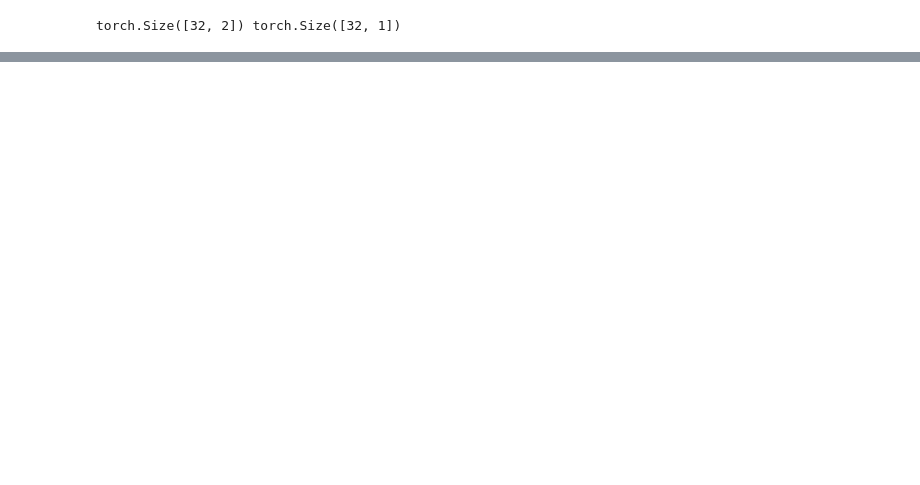
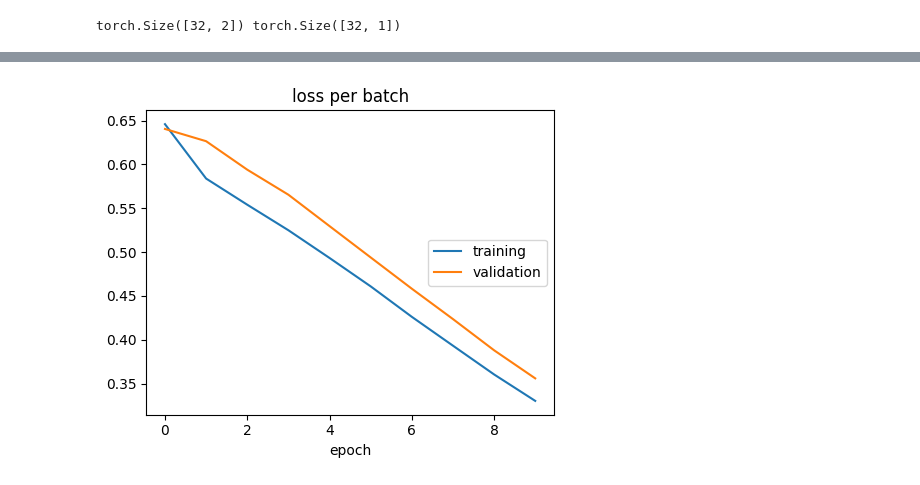
Before and after one commit to alindell0/cwola-summer, a Jupyter notebook: notebooks/sampledata.ipynb, the cells around one changed output, grey strips where cells are left out. Drawn from its saved outputs; the diff is of its cells as text; code cells hidden in the pictures; blank space fills up the shorter version.

```diff
--- a/notebooks/sampledata.ipynb
+++ b/notebooks/sampledata.ipynb
@@ -530,0 +681,74 @@ Test ROC-AUC (vs true labels): 0.981  (0.5 = no separation, 1.0 = perfect)
+# %%
+X_train_weak_scaled_tensor = torch.tensor(X_train_weak_scaled)
+y_train_weak_tensor = torch.tensor(y_train_weak)
+
+X_val_weak_scaled_tensor = torch.tensor(X_val_weak_scaled)
+y_val_weak_tensor = torch.tensor(y_val_weak)
+
+X_test_scaled_tensor = torch.tensor(X_test_scaled)
+y_test_tensor = torch.tensor(y_test)
+
+train_weak_dataset = TensorDataset(X_train_weak_scaled_tensor, y_train_weak_tensor)
+val_weak_dataset = TensorDataset(X_val_weak_scaled_tensor, y_val_weak_tensor)
+test_dataset = TensorDataset(X_test_scaled_tensor, y_test_tensor)
+
+train_loader = DataLoader(train_weak_dataset, batch_size=32, shuffle=True)
+val_loader = DataLoader(val_weak_dataset, batch_size = 32, shuffle=False)
+test_loader = DataLoader(test_dataset, batch_size=32, shuffle=False)
+# %%
+# training loop
+
+device = torch.device('cuda' if torch.cuda.is_available() else 'cpu') # requires previous check for gpu
+print(f'Using device: {device}')
+
+# initialize model, loss function, optimizer
+model = NeuralNetwork(input_dim = 2, hidden_dim1 = 128, output_dim = 1).to(device)
+loss_fn = nn.BCELoss() # common loss function for multi-class classification problems
+optimizer = torch.optim.Adam(model.parameters(), lr=0.001) # default learning rate for Adam optimizer is 0.001
+
+from livelossplot import PlotLosses
+liveloss = PlotLosses(figsize=(9,4))
+
+logs = {}
+
+for epoch in range(10):  # loop over the dataset multiple times
+
+    # training
+    model.train()
+    total_train_loss = 0
+    for inputs, labels in train_loader:
+        optimizer.zero_grad()  # zero the parameter gradients, updates weights only on the mini batch
+        inputs, labels = inputs.to(device), labels.to(device)
+        out = model(inputs)  # forward pass
+        loss = loss_fn(out, labels)  # compute loss
+
+        loss.backward()  # backward pass
+
+        optimizer.step()  # update parameters
+        total_train_loss += loss.item()
+
+    train_loss_per_batch = total_train_loss / len(train_loader)
+    logs['loss per batch'] = train_loss_per_batch
+
+
+    # validation
+    model.eval()
+    total_val_loss = 0
+    all_out = []
+    for inputs, labels in val_loader:
+        inputs, labels = inputs.to(device), labels.to(device)
+
+        out = model(inputs)  # forward pass
+        loss = loss_fn(out, labels)  # compute loss
+        total_val_loss += loss.item()
+        all_out.append(out.detach().cpu().numpy())
+
+    val_loss_per_batch = total_val_loss / len(val_loader)
+    logs['val_loss per batch'] = val_loss_per_batch
+
+    liveloss.update(logs)
+    liveloss.send()
+    print(f'Epoch {epoch}, Loss: {loss.item()}')
+    print(all_out)
+# %% [output]
+[figure, added]
```
Also changed, not shown: parts of 18 cells of this notebook, 5 other files.
